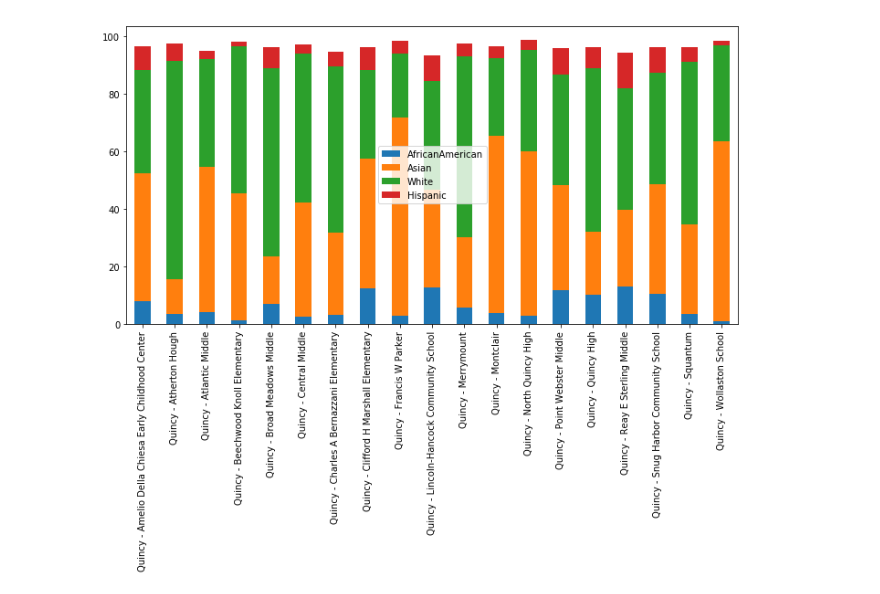
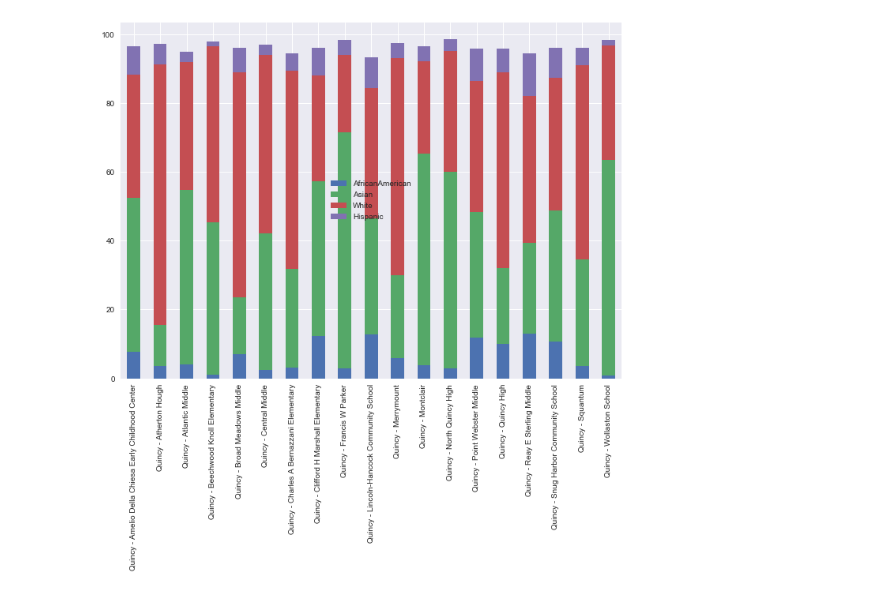
Before and after one commit to t1m0thy/datadad, a Jupyter notebook: SchoolDataMerge.ipynb, the cells around one changed output. Saved outputs shown, nothing was run; the diff lists cells and outputs as text; code cells hidden in the pictures.

Commit message:
use seaborn, normalize all plots to 100%, add school population plot

```diff
--- a/SchoolDataMerge.ipynb
+++ b/SchoolDataMerge.ipynb
@@ -3,6 +3,8 @@
 import pandas as pd
 import os
 import xlrd
+import seaborn as sns
+sns.set()
 
 kwargs = [
 {'io': 'school/ClassSizebyGenPopulation.xlsx', 'header': 1, 'index_col': 0},
@@ -55,8 +78,11 @@ pd.set_option("display.max_columns", len(df.columns))
 
 quincy.to_csv("quincy.csv")
 # %%
-quincy[['AfricanAmerican','Asian','White','Hispanic']].plot.bar(stacked=True, figsize=(12, 6));
+ax = quincy[['AfricanAmerican','Asian','White','Hispanic']].plot.bar(stacked=True, figsize=(len(quincy) *0.5,10))
+fig = ax.get_figure()
+fig.tight_layout()
+fig.savefig("test.png")
 # %% [output]
-[figure, old version]
+[figure, new version]
 # %%
 quincy[['APercent', 'PPercent', 'NIPercent', 'W/FPercent']].sort_values('APercent').plot.bar(stacked=True, figsize=(12, 6))
```
Also changed, not shown: parts of 4 cells of this notebook, 2 other files.
